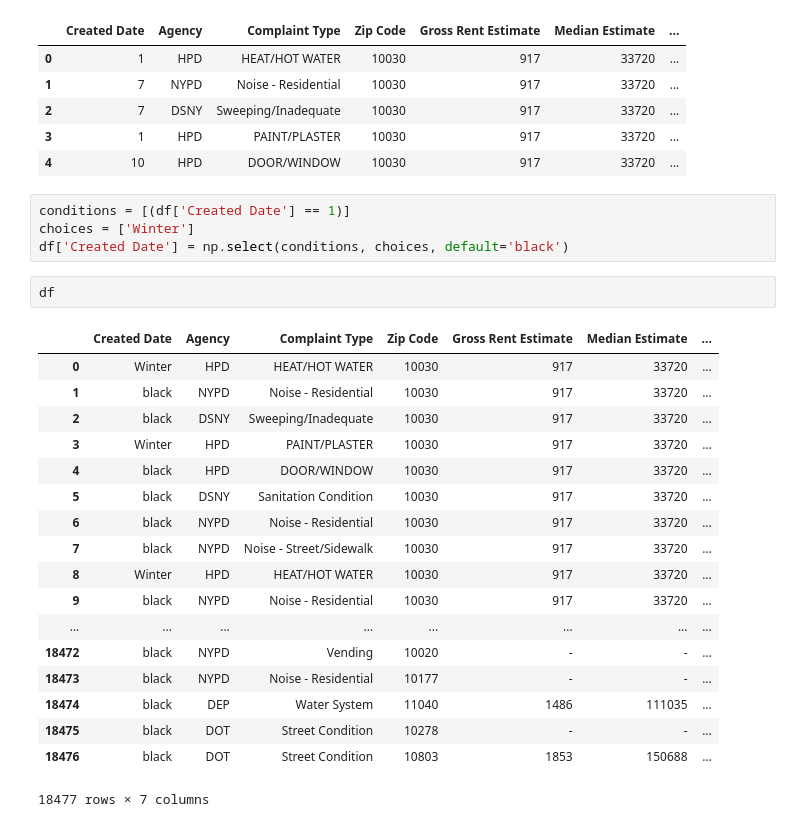
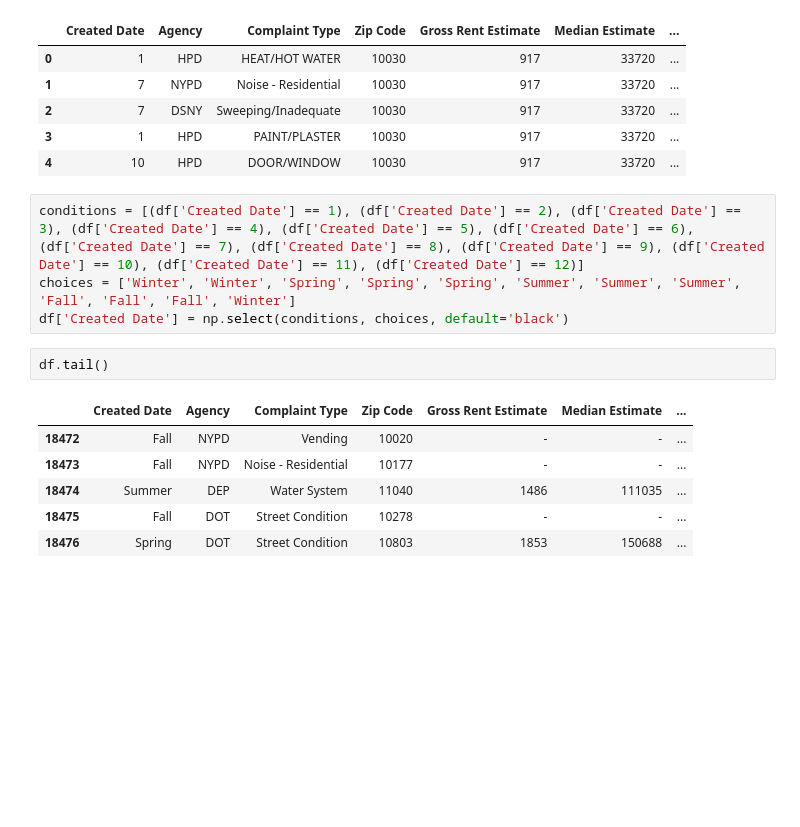
Before and after one commit to kahartman2/Project_NYC_311, a Jupyter notebook: DataFrame Merges.ipynb, the cells around one changed output. Drawn from its saved outputs; the diff is of its cells as text; blank space fills up the shorter version.

```diff
--- a/DataFrame Merges.ipynb
+++ b/DataFrame Merges.ipynb
@@ -231,28 +231,16 @@ df.head()
 | 2 | 7 | DSNY | Sweeping/Inadequate | 10030 | 917 | 33720 | ... |
 | 3 | 1 | HPD | PAINT/PLASTER | 10030 | 917 | 33720 | ... |
 | 4 | 10 | HPD | DOOR/WINDOW | 10030 | 917 | 33720 | ... |
-# %%
-conditions = [(df['Created Date'] == 1)]
-choices = ['Winter']
-df['Created Date'] = np.select(conditions, choices, default='black')
+# %%
+conditions = [(df['Created Date'] == 1), (df['Created Date'] == 2), (df['Created Date'] == 3), (df['Created Date'] == 4), (df['Created Date'] == 5), (df['Created Date'] == 6), (df['Created Date'] == 7), (df['Created Date'] == 8), (df['Created Date'] == 9), (df['Created Date'] == 10), (df['Created Date'] == 11), (df['Created Date'] == 12)]
+choices = ['Winter', 'Winter', 'Spring', 'Spring', 'Spring', 'Summer', 'Summer', 'Summer', 'Fall', 'Fall', 'Fall', 'Winter']
+df['Created Date'] = np.select(conditions, choices, default='black')
 # %%
-df
+df.tail()
 # %% [output]
 |  | Created Date | Agency | Complaint Type | Zip Code | Gross Rent Estimate | Median Estimate | ... |
-| 0 | Winter | HPD | HEAT/HOT WATER | 10030 | 917 | 33720 | ... |
-| 1 | black | NYPD | Noise - Residential | 10030 | 917 | 33720 | ... |
-| 2 | black | DSNY | Sweeping/Inadequate | 10030 | 917 | 33720 | ... |
-| 3 | Winter | HPD | PAINT/PLASTER | 10030 | 917 | 33720 | ... |
-| 4 | black | HPD | DOOR/WINDOW | 10030 | 917 | 33720 | ... |
-| 5 | black | DSNY | Sanitation Condition | 10030 | 917 | 33720 | ... |
-| 6 | black | NYPD | Noise - Residential | 10030 | 917 | 33720 | ... |
-| 7 | black | NYPD | Noise - Street/Sidewalk | 10030 | 917 | 33720 | ... |
-| 8 | Winter | HPD | HEAT/HOT WATER | 10030 | 917 | 33720 | ... |
-| 9 | black | NYPD | Noise - Residential | 10030 | 917 | 33720 | ... |
-| ... | ... | ... | ... | ... | ... | ... | ... |
-| 18472 | black | NYPD | Vending | 10020 | - | - | ... |
-| 18473 | black | NYPD | Noise - Residential | 10177 | - | - | ... |
-| 18474 | black | DEP | Water System | 11040 | 1486 | 111035 | ... |
-| 18475 | black | DOT | Street Condition | 10278 | - | - | ... |
-| 18476 | black | DOT | Street Condition | 10803 | 1853 | 150688 | ... |
+| 18472 | Fall | NYPD | Vending | 10020 | - | - | ... |
+| 18473 | Fall | NYPD | Noise - Residential | 10177 | - | - | ... |
+| 18474 | Summer | DEP | Water System | 11040 | 1486 | 111035 | ... |
+| 18475 | Fall | DOT | Street Condition | 10278 | - | - | ... |
+| 18476 | Spring | DOT | Street Condition | 10803 | 1853 | 150688 | ... |
-18477 rows × 7 columns
```
Also changed, not shown: parts of 1 cell of this notebook.
